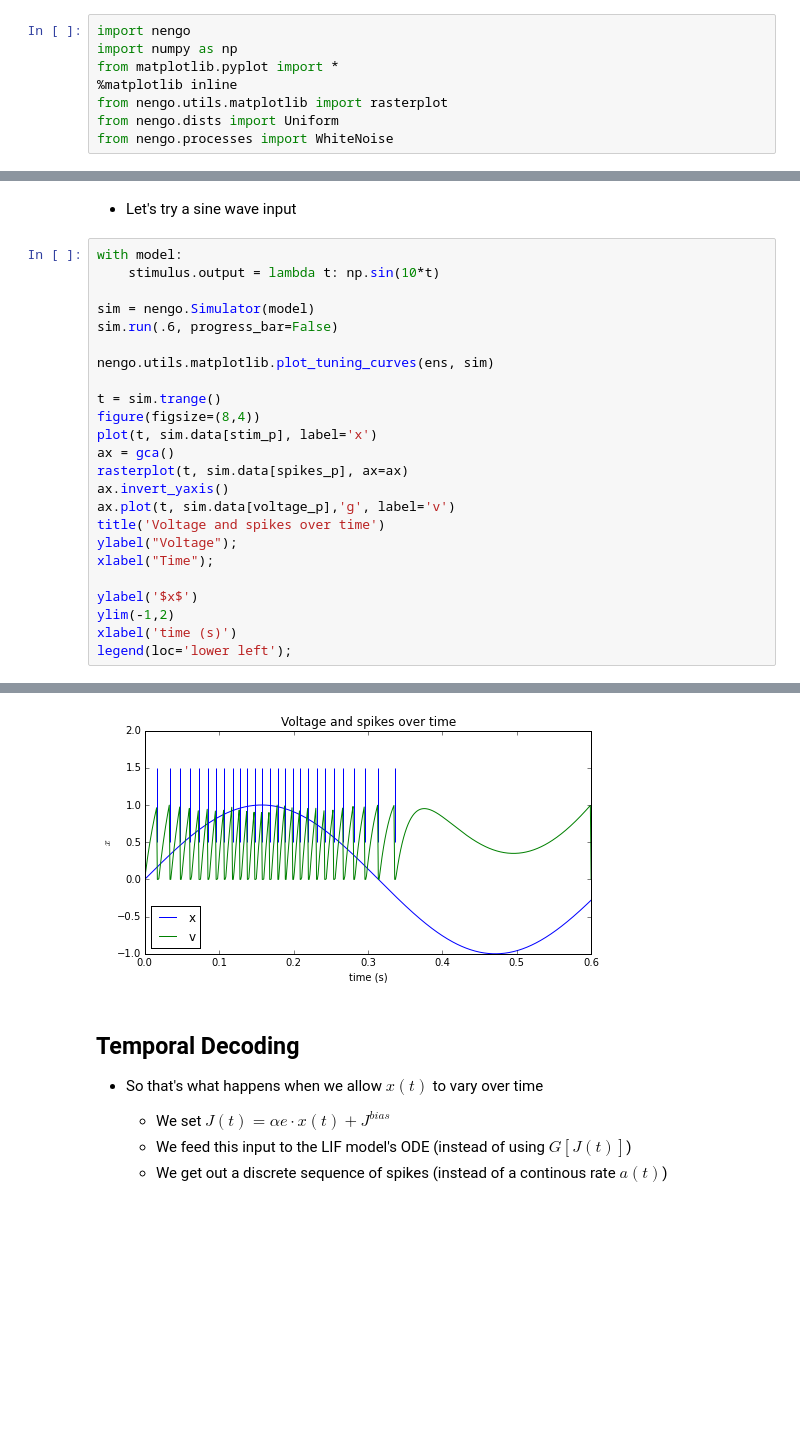
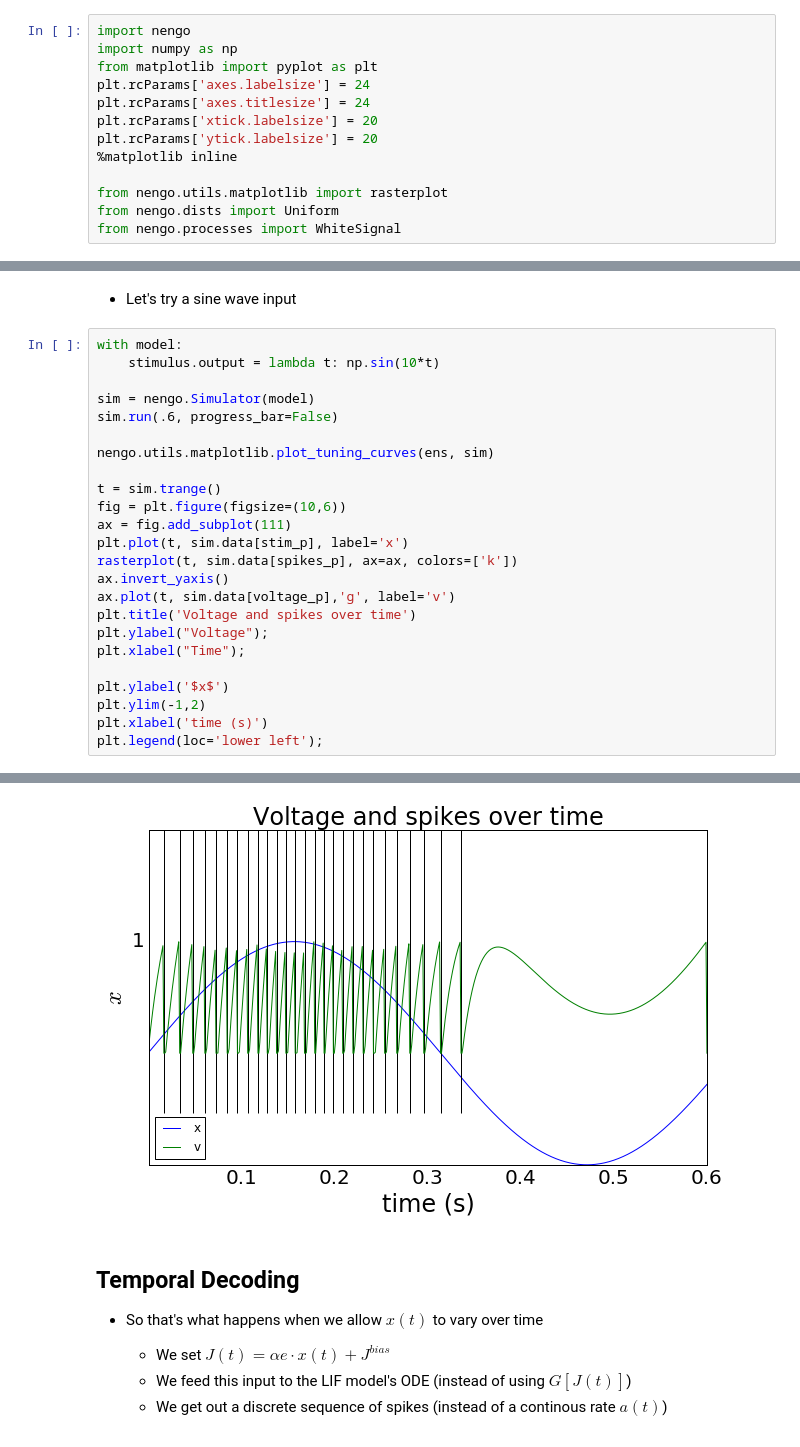
Before and after one commit to Stanford-BIS/syde556, a Jupyter notebook: EE 304 Lecture 3 Temporal Representation.ipynb, the cells around one changed output, grey strips where cells are left out. Drawn from its saved outputs; the diff is of its cells as text; blank space fills up the shorter version.

```diff
--- a/EE 304 Lecture 3 Temporal Representation.ipynb
+++ b/EE 304 Lecture 3 Temporal Representation.ipynb
@@ -14,8 +14,13 @@
 # %%
 import nengo
 import numpy as np
-from matplotlib.pyplot import *
+from matplotlib import pyplot as plt
+plt.rcParams['axes.labelsize'] = 24
+plt.rcParams['axes.titlesize'] = 24
+plt.rcParams['xtick.labelsize'] = 20
+plt.rcParams['ytick.labelsize'] = 20
 %matplotlib inline
+
 from nengo.utils.matplotlib import rasterplot
 from nengo.dists import Uniform
-from nengo.processes import WhiteNoise
+from nengo.processes import WhiteSignal
@@ -214,18 +213,18 @@ sim.run(.6, progress_bar=False)
 nengo.utils.matplotlib.plot_tuning_curves(ens, sim)
 
 t = sim.trange()
-figure(figsize=(8,4))
-plot(t, sim.data[stim_p], label='x')
-ax = gca()
-rasterplot(t, sim.data[spikes_p], ax=ax)
+fig = plt.figure(figsize=(10,6))
+ax = fig.add_subplot(111)
+plt.plot(t, sim.data[stim_p], label='x')
+rasterplot(t, sim.data[spikes_p], ax=ax, colors=['k'])
 ax.invert_yaxis()
 ax.plot(t, sim.data[voltage_p],'g', label='v')
-title('Voltage and spikes over time')
-ylabel("Voltage");
-xlabel("Time");
+plt.title('Voltage and spikes over time')
+plt.ylabel("Voltage");
+plt.xlabel("Time");
 
-ylabel('$x$')
-ylim(-1,2)
-xlabel('time (s)')
-legend(loc='lower left');
+plt.ylabel('$x$')
+plt.ylim(-1,2)
+plt.xlabel('time (s)')
+plt.legend(loc='lower left');
 # %% [output]
@@ -233,4 +232,4 @@ legend(loc='lower left');
-[figure, old version]
+[figure, new version]
 # %% [markdown]
 ## Temporal Decoding
 
```
Also changed, not shown: parts of 12 cells of this notebook, 1 other file.
